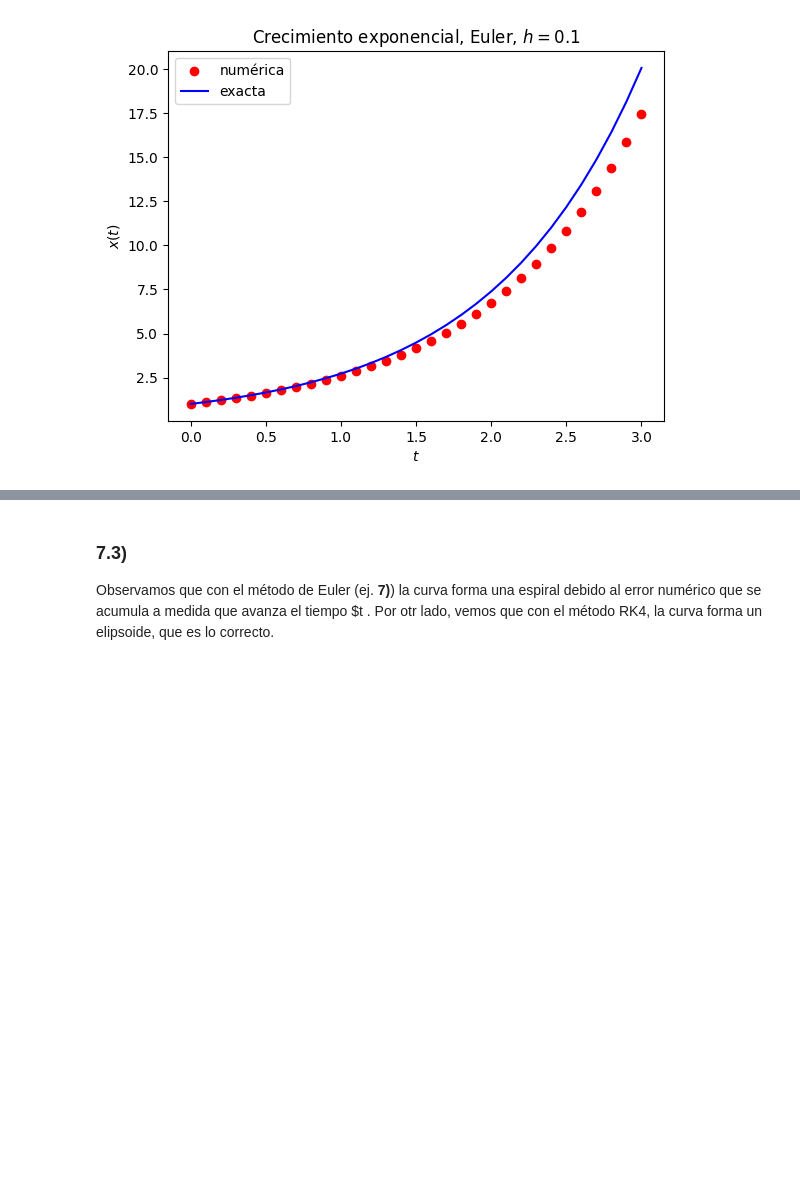
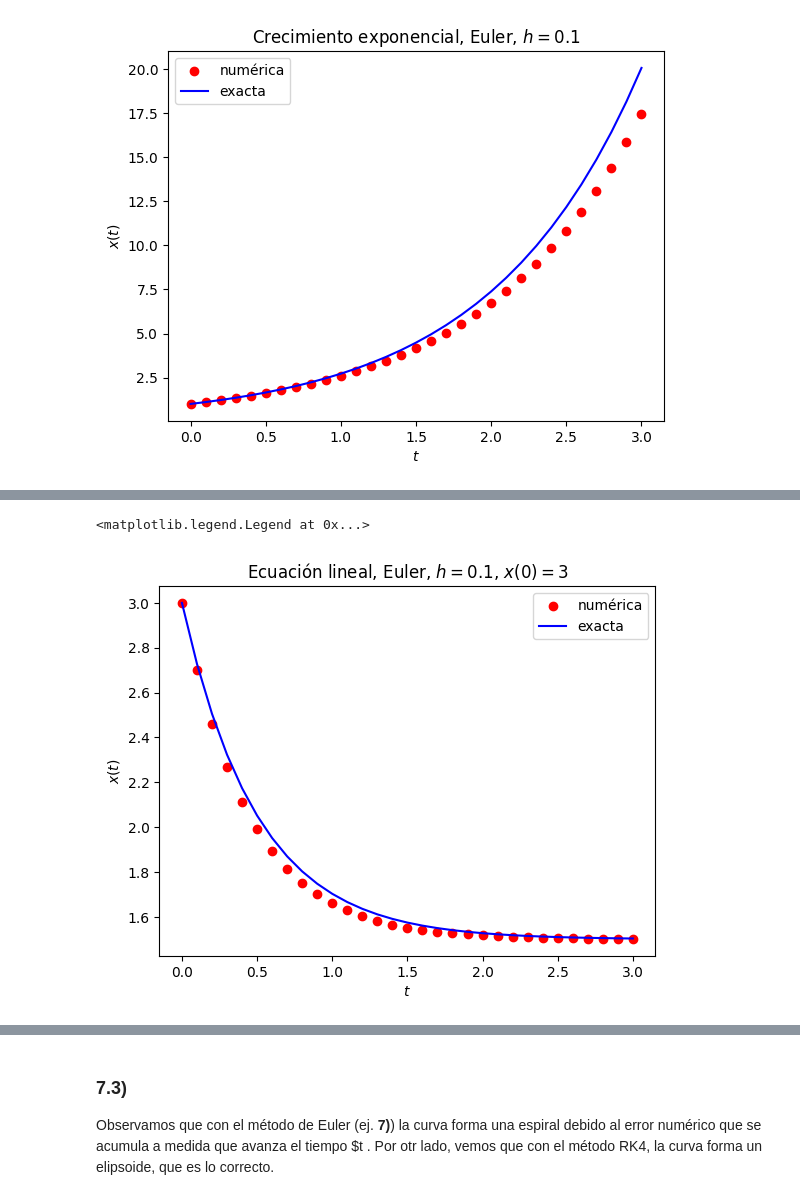
Before and after one commit to EduardoFerre18/FAMAF, a Jupyter notebook: Optativas/Redes Neuronales/redes_neuronales_2025_guia_4.ipynb, the cells around one changed output, grey strips where cells are left out. Drawn from its saved outputs; the diff is of its cells as text; code cells hidden in the pictures; blank space fills up the shorter version.

```diff
--- a/Optativas/Redes Neuronales/redes_neuronales_2025_guia_4.ipynb
+++ b/Optativas/Redes Neuronales/redes_neuronales_2025_guia_4.ipynb
@@ -351,0 +334,30 @@ x(t)
+# %%
+# 4.1)
+
+def f (x,t,p):
+    """
+    q = p[0]
+    r = p[1]
+    """
+    return -p[0]*np.array(x[0]) + p[1]
+
+a=0
+b=3
+h=0.1
+
+k = int((b-a)/h)#+1
+xa = np.array([3]) # x(a)=x(0)=3
+p = np.array([2,3]) # q=2, r=3
+
+t,w = integrador_ode(euler,f,xa,a,b,k,p)
+# %%
+# 4.2)
+plt.xlabel('$t$')
+plt.ylabel('$x(t)$')
+plt.scatter(t,w[0,:],label="numérica",linestyle='-',c='red') # Puntos rojos
+plt.plot(t,(xa[0]-p[1]/p[0])*np.exp(-p[0]*t) + p[1]/p[0],label="exacta",linestyle='-',c='blue') # Curva azul
+plt.title('Ecuación lineal, Euler, $h=0.1$, $x(0)=3$')
+plt.legend()
+# %% [output]
+<matplotlib.legend.Legend at 0x...>
+[figure, added]
```
Also changed, not shown: parts of 30 cells of this notebook, 1 other file.
